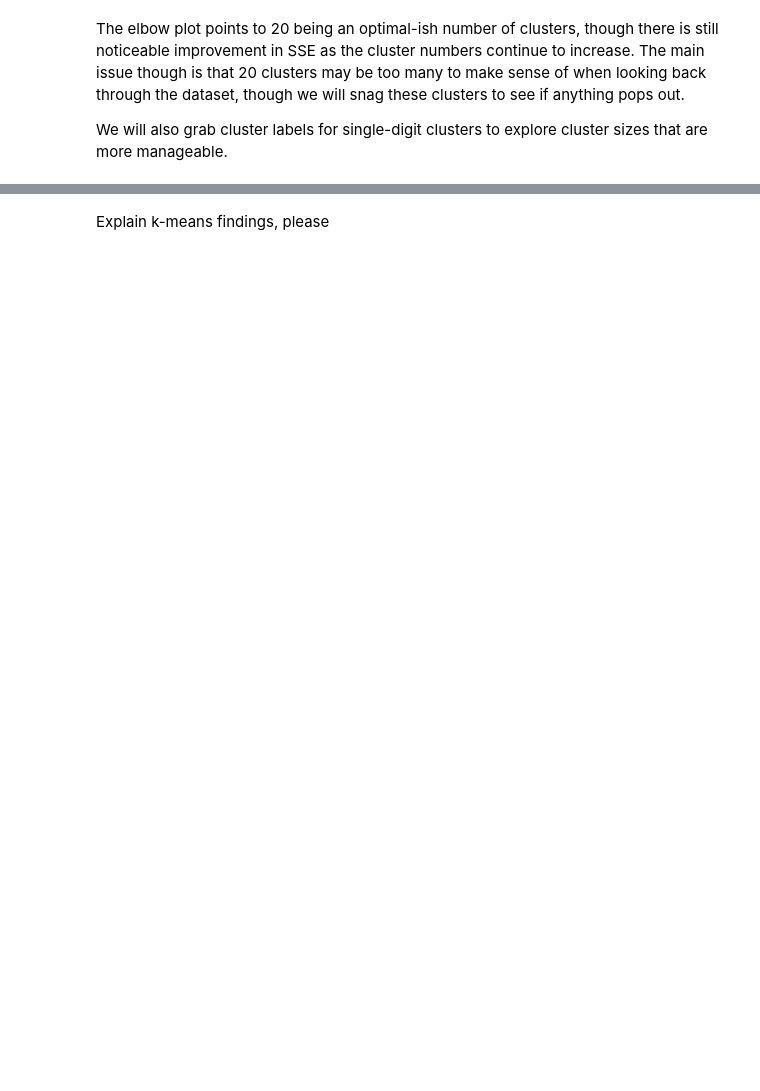
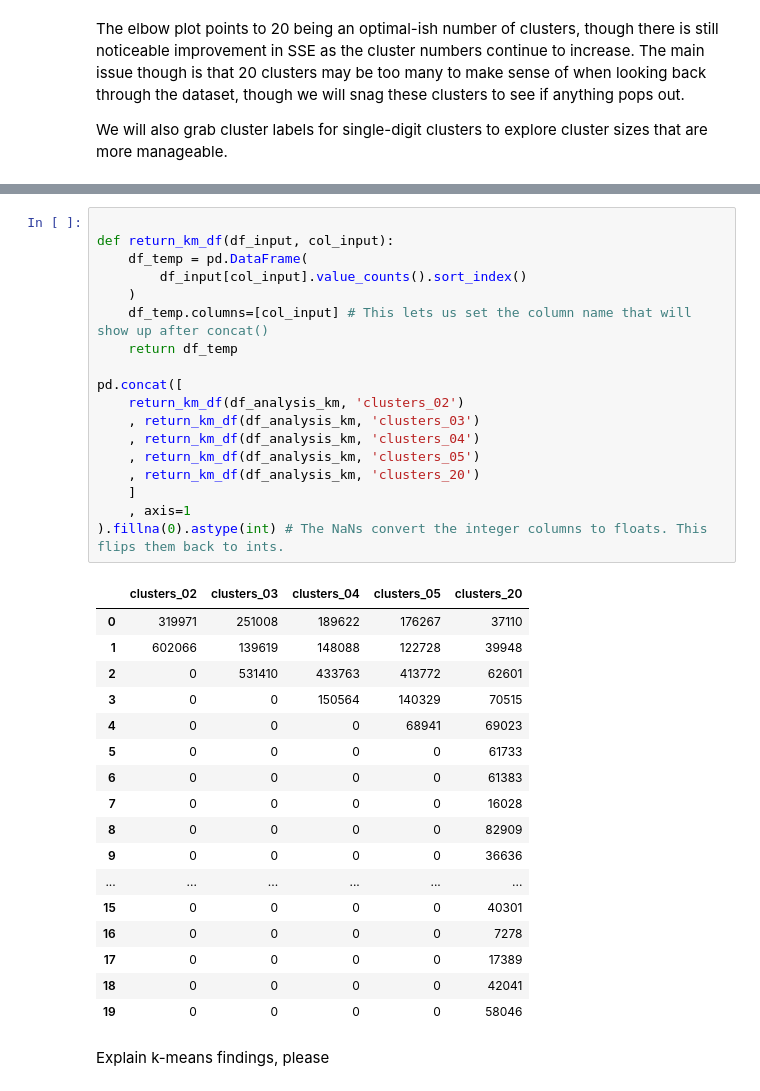
Before and after one commit to jhleakakos/msds-unsupervised-learning-final, a Jupyter notebook: even_more_surveys.ipynb, the cells around one changed output, grey strips where cells are left out. Cells and saved outputs as stored; diff of their text form; blank space fills up the shorter version.

```diff
--- a/even_more_surveys.ipynb
+++ b/even_more_surveys.ipynb
@@ -1210,2 +1242,38 @@ df_analysis.head()
+# %%
+
+def return_km_df(df_input, col_input):
+    df_temp = pd.DataFrame(
+        df_input[col_input].value_counts().sort_index()
+    )
+    df_temp.columns=[col_input] # This lets us set the column name that will show up after concat()
+    return df_temp
+
+pd.concat([
+    return_km_df(df_analysis_km, 'clusters_02')
+    , return_km_df(df_analysis_km, 'clusters_03')
+    , return_km_df(df_analysis_km, 'clusters_04')
+    , return_km_df(df_analysis_km, 'clusters_05')
+    , return_km_df(df_analysis_km, 'clusters_20')
+    ]
+    , axis=1
+).fillna(0).astype(int) # The NaNs convert the integer columns to floats. This flips them back to ints.
+# %% [output]
+|  | clusters_02 | clusters_03 | clusters_04 | clusters_05 | clusters_20 |
+| 0 | 319971 | 251008 | 189622 | 176267 | 37110 |
+| 1 | 602066 | 139619 | 148088 | 122728 | 39948 |
+| 2 | 0 | 531410 | 433763 | 413772 | 62601 |
+| 3 | 0 | 0 | 150564 | 140329 | 70515 |
+| 4 | 0 | 0 | 0 | 68941 | 69023 |
+| 5 | 0 | 0 | 0 | 0 | 61733 |
+| 6 | 0 | 0 | 0 | 0 | 61383 |
+| 7 | 0 | 0 | 0 | 0 | 16028 |
+| 8 | 0 | 0 | 0 | 0 | 82909 |
+| 9 | 0 | 0 | 0 | 0 | 36636 |
+| ... | ... | ... | ... | ... | ... |
+| 15 | 0 | 0 | 0 | 0 | 40301 |
+| 16 | 0 | 0 | 0 | 0 | 7278 |
+| 17 | 0 | 0 | 0 | 0 | 17389 |
+| 18 | 0 | 0 | 0 | 0 | 42041 |
+| 19 | 0 | 0 | 0 | 0 | 58046 |
 # %% [markdown]
 Explain k-means findings, please
```
Also changed, not shown: parts of 17 cells of this notebook.
